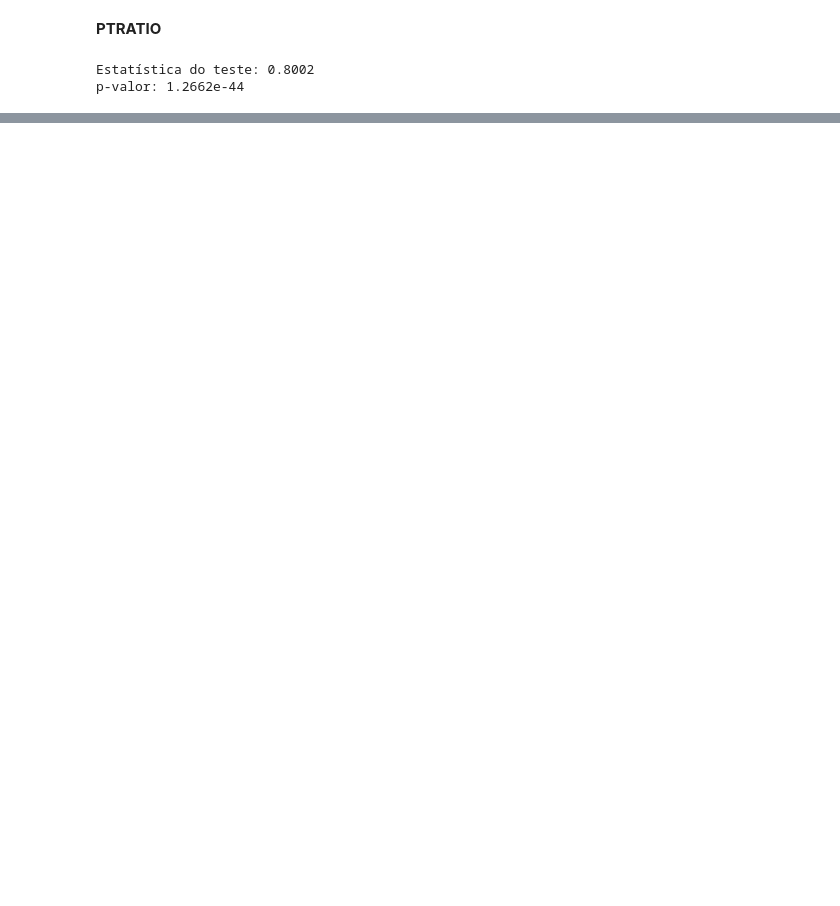
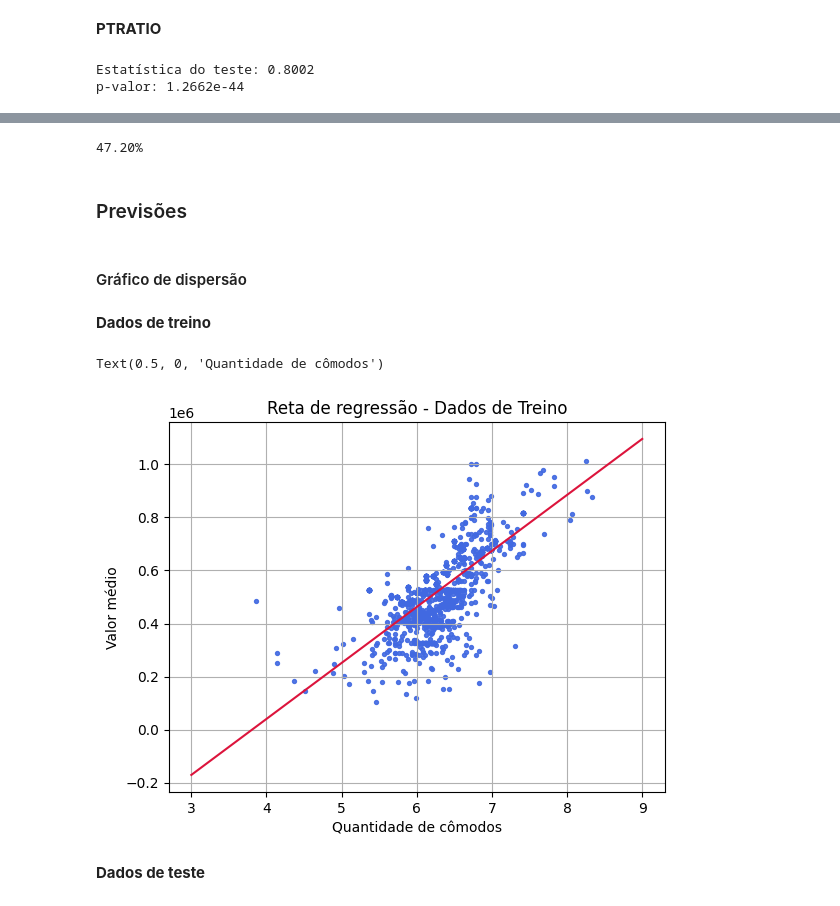
Before and after one commit to SisouDev/iaAlg, a Jupyter notebook: regression/linear.ipynb, the cells around one changed output, grey strips where cells are left out. Cells and saved outputs as stored; diff of their text form; code cells hidden in the pictures; blank space fills up the shorter version.

Commit message:
Linear Regression

```diff
--- a/regression/linear.ipynb
+++ b/regression/linear.ipynb
@@ -239,0 +342,3 @@ p-valor: 1.2662e-44
+# %%
+x1 = df.iloc[:, 0:1].values
+x1
@@ -239,0 +353,3 @@ p-valor: 1.2662e-44
+# %%
+y = df.iloc[:, 3].values
+y
@@ -239,0 +360,4 @@ p-valor: 1.2662e-44
+# %%
+x_train, x_test, y_train, y_test = train_test_split(
+    x1, y, test_size = 0.3, random_state = 5
+)
@@ -239,0 +374,3 @@ p-valor: 1.2662e-44
+# %%
+reg_linear = LinearRegression()
+reg_linear.fit(x_train, y_train);
@@ -239,0 +410,7 @@ p-valor: 1.2662e-44
+# %%
+r2_test = reg_linear.score(x_test, y_test)
+print("%.2f%%" % (r2_test * 100.0))
+# %% [output]
+47.20%
+# %% [markdown]
+### Previsões ###
@@ -239,0 +419,24 @@ p-valor: 1.2662e-44
+# %% [markdown]
+#### Gráfico de dispersão ####
+# %% [markdown]
+**Dados de treino**
+# %%
+plt.scatter(
+    y = y_train, x = x_train, color = 'royalblue',
+    s = 8, alpha = 0.9
+)
+x_plot = np.linspace(3, 9)
+plt.plot(
+    x_plot,
+    x_plot * reg_linear.coef_ + reg_linear.intercept_,
+    color = 'crimson'
+)
+plt.grid(True)
+plt.title('Reta de regressão - Dados de Treino')
+plt.ylabel('Valor médio')
+plt.xlabel('Quantidade de cômodos')
+# %% [output]
+Text(0.5, 0, 'Quantidade de cômodos')
+[figure, added]
+# %% [markdown]
+**Dados de teste**
```
Also changed, not shown: parts of 46 cells of this notebook.
